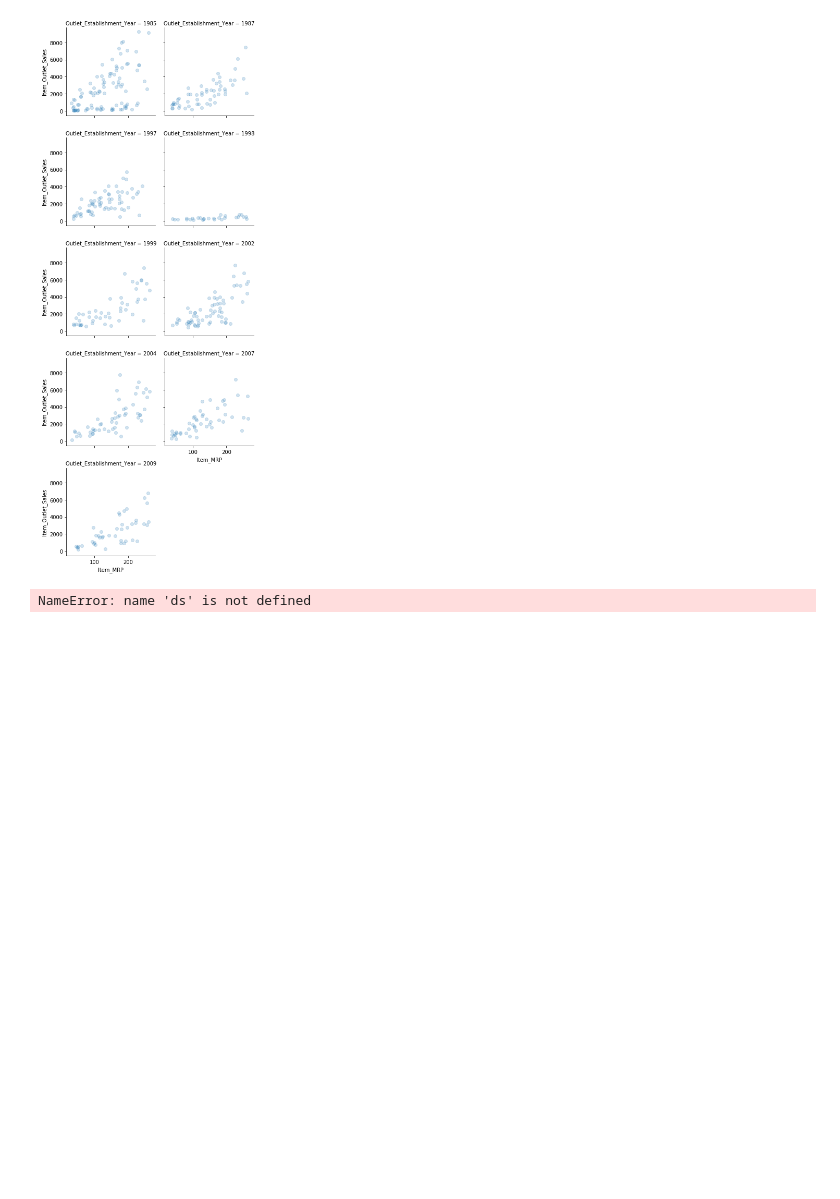
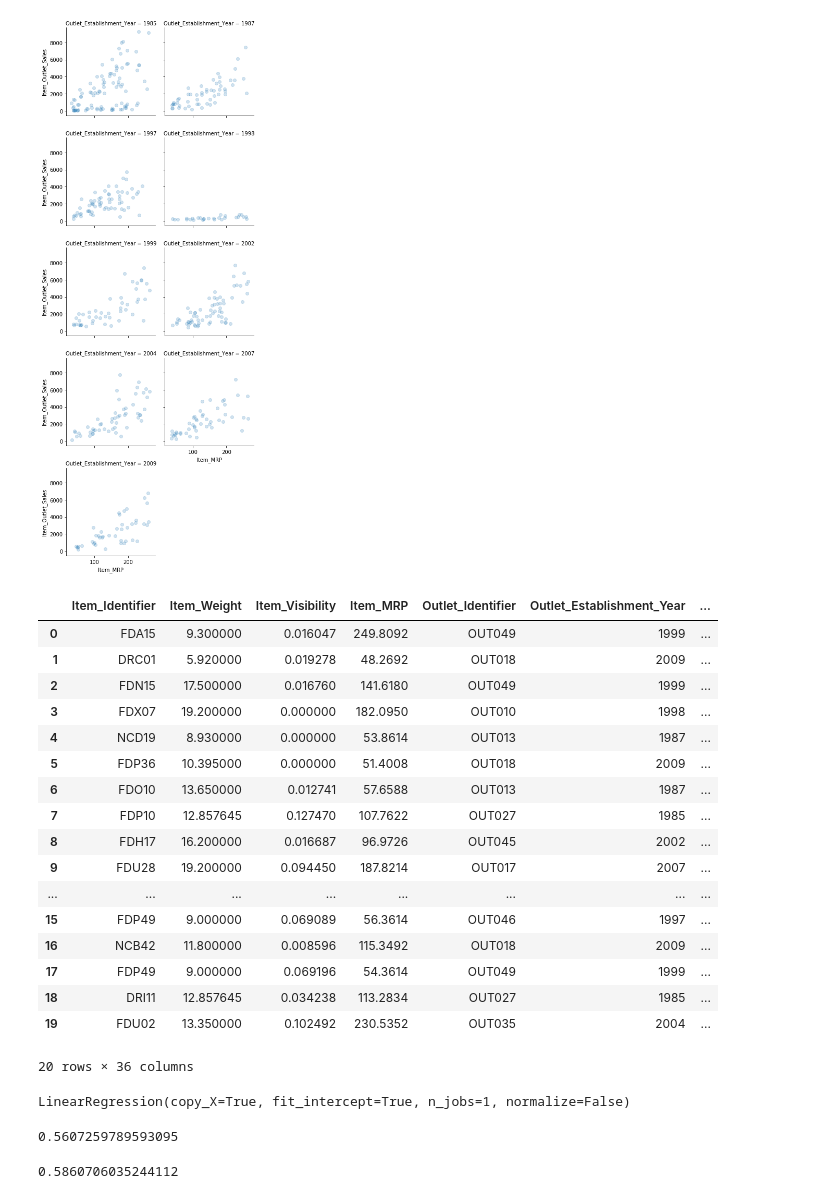
Before and after one commit to kavyakapoor0810/Big_mart_sales_analysis, a Jupyter notebook: Second Try.ipynb, the cells around one changed output. Cells and saved outputs as stored; diff of their text form; code cells hidden in the pictures; blank space fills up the shorter version.

```diff
--- a/Second Try.ipynb
+++ b/Second Try.ipynb
@@ -191,10 +188,27 @@ sns.despine()
 # %% [output]
 [figure]
 # %%
-df = pd.get_dummies(ds, columns=['Item_Type','Outlet_Size','Outlet_Location_Type','Outlet_Type','Item_Fat_Content'])
+df = pd.get_dummies(dk, columns=['Item_Type','Outlet_Size','Outlet_Location_Type','Outlet_Type','Item_Fat_Content'])
 df.head(20)
 # %% [output]
+|  | Item_Identifier | Item_Weight | Item_Visibility | Item_MRP | Outlet_Identifier | Outlet_Establishment_Year | ... |
+| 0 | FDA15 | 9.300000 | 0.016047 | 249.8092 | OUT049 | 1999 | ... |
+| 1 | DRC01 | 5.920000 | 0.019278 | 48.2692 | OUT018 | 2009 | ... |
+| 2 | FDN15 | 17.500000 | 0.016760 | 141.6180 | OUT049 | 1999 | ... |
+| 3 | FDX07 | 19.200000 | 0.000000 | 182.0950 | OUT010 | 1998 | ... |
+| 4 | NCD19 | 8.930000 | 0.000000 | 53.8614 | OUT013 | 1987 | ... |
+| 5 | FDP36 | 10.395000 | 0.000000 | 51.4008 | OUT018 | 2009 | ... |
+| 6 | FDO10 | 13.650000 | 0.012741 | 57.6588 | OUT013 | 1987 | ... |
+| 7 | FDP10 | 12.857645 | 0.127470 | 107.7622 | OUT027 | 1985 | ... |
+| 8 | FDH17 | 16.200000 | 0.016687 | 96.9726 | OUT045 | 2002 | ... |
+| 9 | FDU28 | 19.200000 | 0.094450 | 187.8214 | OUT017 | 2007 | ... |
+| ... | ... | ... | ... | ... | ... | ... | ... |
+| 15 | FDP49 | 9.000000 | 0.069089 | 56.3614 | OUT046 | 1997 | ... |
+| 16 | NCB42 | 11.800000 | 0.008596 | 115.3492 | OUT018 | 2009 | ... |
+| 17 | FDP49 | 9.000000 | 0.069196 | 54.3614 | OUT049 | 1999 | ... |
+| 18 | DRI11 | 12.857645 | 0.034238 | 113.2834 | OUT027 | 1985 | ... |
+| 19 | FDU02 | 13.350000 | 0.102492 | 230.5352 | OUT035 | 2004 | ... |
-NameError: name 'ds' is not defined
+20 rows × 36 columns
 # %%
 y = df['Item_Outlet_Sales']
 x = df.drop(['Item_Outlet_Sales', 'Item_Identifier','Outlet_Identifier'],axis=1)
@@ -205,12 +219,18 @@ x_train,x_test,y_train,y_test  = train_test_split(x,y,test_size = 0.3, random_st
 # %%
 regressor =  LinearRegression()
 regressor.fit(x_train,y_train)
+# %% [output]
+LinearRegression(copy_X=True, fit_intercept=True, n_jobs=1, normalize=False)
 # %%
 regressor.score(x_test,y_test)
+# %% [output]
+0.5607259789593095
 # %%
 clf = RandomForestRegressor(n_estimators=10,max_depth=6,random_state=42).fit(x_train,y_train)
 results = model_selection.cross_val_score(clf, x_train,y_train)
 results.mean()
+# %% [output]
+0.5860706035244112
 # %%
 gbr = GradientBoostingRegressor(n_estimators=50)
 gbr.fit(x_train,y_train)
```
Also changed, not shown: parts of 15 cells of this notebook.
